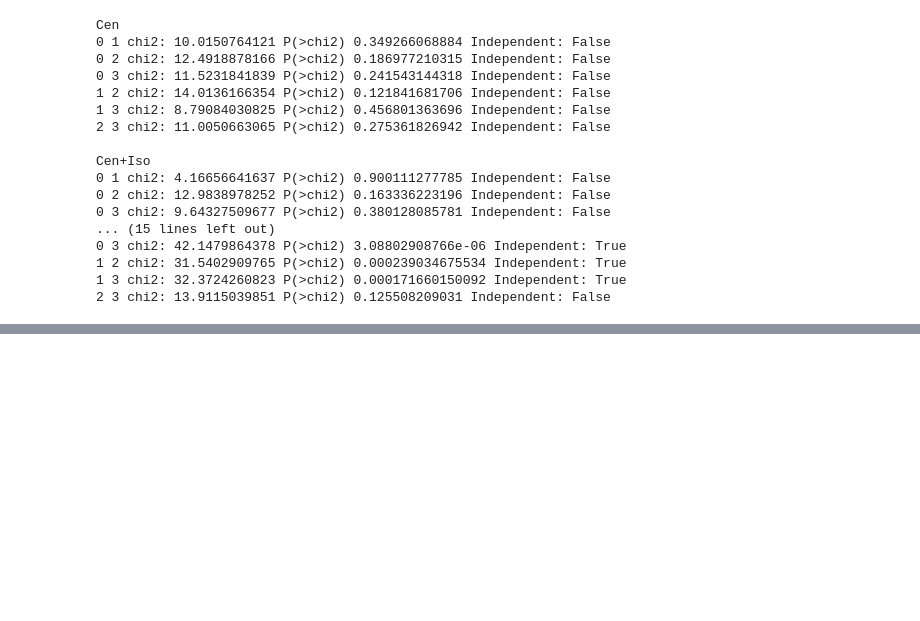
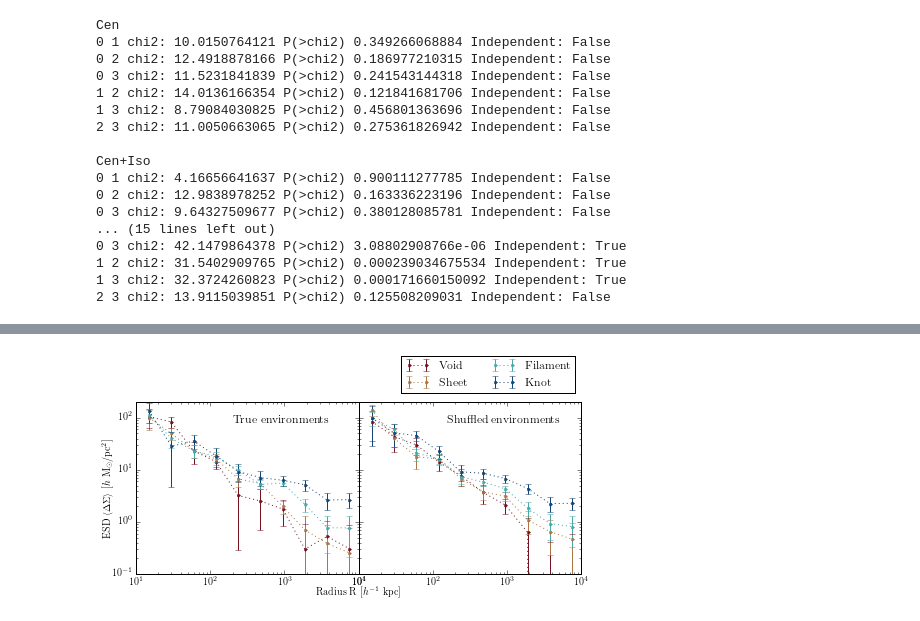
Before and after one commit to samtaziaux/KiDS-Sam_master, a Jupyter notebook: brouwer/environment_project/plot_multiple_profiles.ipynb, the cells around one changed output, grey strips where cells are left out. Cells and saved outputs as stored; diff of their text form; code cells hidden in the pictures; blank space fills up the shorter version.

```diff
--- a/brouwer/environment_project/plot_multiple_profiles.ipynb
+++ b/brouwer/environment_project/plot_multiple_profiles.ipynb
@@ -186,0 +214,87 @@ Cen+Iso
+# %%
+from matplotlib import gridspec
+from matplotlib.backends.backend_agg import FigureCanvasAgg as FigureCanvas
+
+# Create a plot of the ESD profiles and halo model fit
+
+# Define the labels for the plot
+xlabel = r'Radius R [$h^{-1}$ kpc]'
+ylabel = r'ESD $\langle\Delta\Sigma\rangle$ [$h$ M$_{\odot}$/pc$^2$]'
+
+
+Nrows = 1
+Ncolumns = 2
+
+# Plotting the ueber matrix
+fig = plt.figure(figsize=(7,3))
+canvas = FigureCanvas(fig)
+
+gs_full = gridspec.GridSpec(1,1)
+gs = gridspec.GridSpecFromSubplotSpec(Nrows, Ncolumns, wspace=0, hspace=0, subplot_spec=gs_full[0,0])
+
+ax = fig.add_subplot(gs_full[0,0])
+
+for N1 in xrange(Nrows):
+    for N2 in xrange(Ncolumns):
+
+        #env = N1*Nrows + N2
+
+        ax_sub = fig.add_subplot(gs[N1, N2])
+
+        data_y = esds[shuffnames[N2]][0]
+        error_h = esds[shuffnames[N2]][1]
+        error_l = esds[shuffnames[N2]][2]
+
+        for env in xrange(4):
+            # Plot the ESD profile
+            (error_l[env])[(error_l[env])>=data_y[env]] = ((data_y[env][(error_l[env])>=data_y[env]])*0.9999999999)
+
+            ax_sub.errorbar(data_x, data_y[env], yerr=[error_l[env], error_h[env]],\
+                                ls=':', marker='.', color = envcolors[env], label = envnames[env])
+
+        ax_sub.xaxis.set_label_position('top')
+        ax_sub.yaxis.set_label_position('right')
+
+        ax.tick_params(labelleft='off', labelbottom='off', top='off', bottom='off', left='off', right='off')
+
+        if N2 != 0:
+            ax_sub.tick_params(axis='y', labelleft='off')
+        if N2 == Ncolumns-1:
+            ax_sub.set_xticks(np.arange(9.,12.,0.5))
+        else:
+            ax_sub.set_xticks(np.arange(9.,11.5,0.5))
+
+
+        plt.autoscale(enable=False, axis='both', tight=None)
+        plt.axis([1e1,1e4,1e-1,2e2])
+        plt.ylim(1e-1,2e2)
+        plt.xscale('log')
+        plt.yscale('log')
+
+
+        plt.title('%s environments'%shuffnames[N2], x = 0.65, y = 0.85)
+
+lgd = ax_sub.legend(bbox_to_anchor=(1., 1.3), ncol=2)
+
+# Define the labels for the plot
+ax.set_xlabel(xlabel)
+ax.set_ylabel(ylabel)
+
+ax.xaxis.set_label_coords(0.5, -0.07)
+ax.yaxis.set_label_coords(-0.05, 0.5)
+
+#ax.xaxis.label.set_size(17)
+#ax.yaxis.label.set_size(17)
+
+
+plt.tight_layout()
+
+# Save plot
+filename = 'ESD_profiles_shuffled'
+plotname = '%s.pdf'%filename
+
+plt.savefig(plotname, format='pdf', bbox_extra_artists=(lgd,), bbox_inches='tight')
+print 'Written: ESD profile plot:', plotname
+
+plt.clf
+# %% [output]
@@ -186,0 +303 @@ Cen+Iso
+[figure, added]
```
Also changed, not shown: parts of 7 cells of this notebook, 7 other files.
